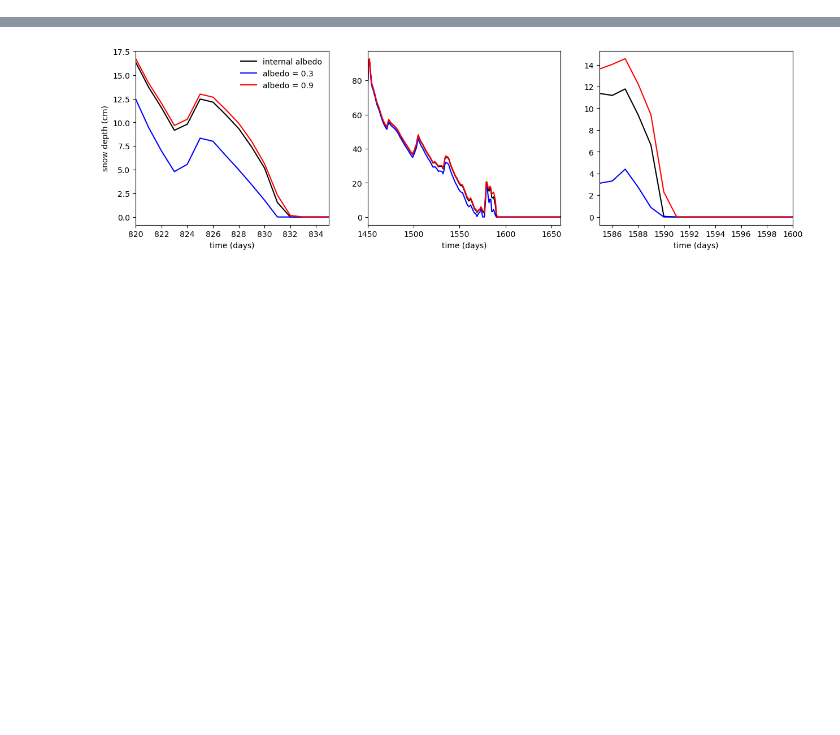
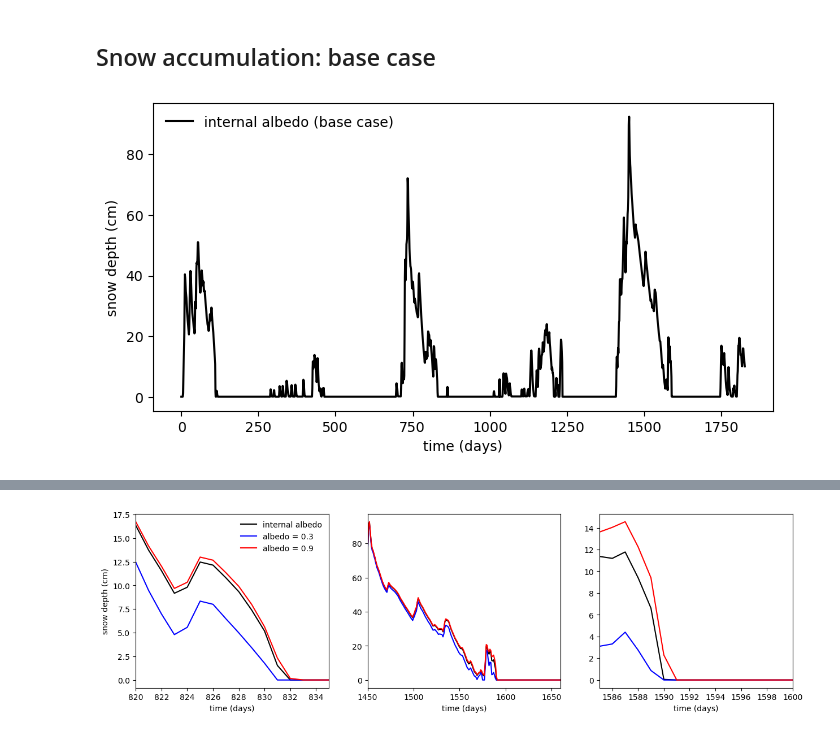
Before and after one commit to amanzi/ats-demos, a Jupyter notebook: 14_ecosim/ecosim.ipynb, the cells around one changed output, grey strips where cells are left out. Cells and saved outputs as stored; diff of their text form; code cells hidden in the pictures; blank space fills up the shorter version.

```diff
--- a/14_ecosim/ecosim.ipynb
+++ b/14_ecosim/ecosim.ipynb
@@ -35 +59,16 @@ import pandas
+# %% [markdown]
+## Snow accumulation: base case
+# %%
+dir_base = "snow_dynamics_albedo_internal.demo"
+base = pandas.read_csv(os.path.join(dir_base, 'snow_status.dat'), comment='#')
+fig, ax = plt.subplots(1,1, figsize=(8,4))
+
+ax.plot(base['time [s]'][:]/86400, base['snow_depth'][:]*100., color='k', label="internal albedo (base case)")
+
+ax.set_xlabel("time (days)")
+ax.set_ylabel("snow depth (cm)")
+ax.legend(frameon=False)
+plt.show()
+# %% [output]
+[figure, added]
 # %% [markdown]
```
Also changed, not shown: parts of 15 cells of this notebook, 4 other files.
